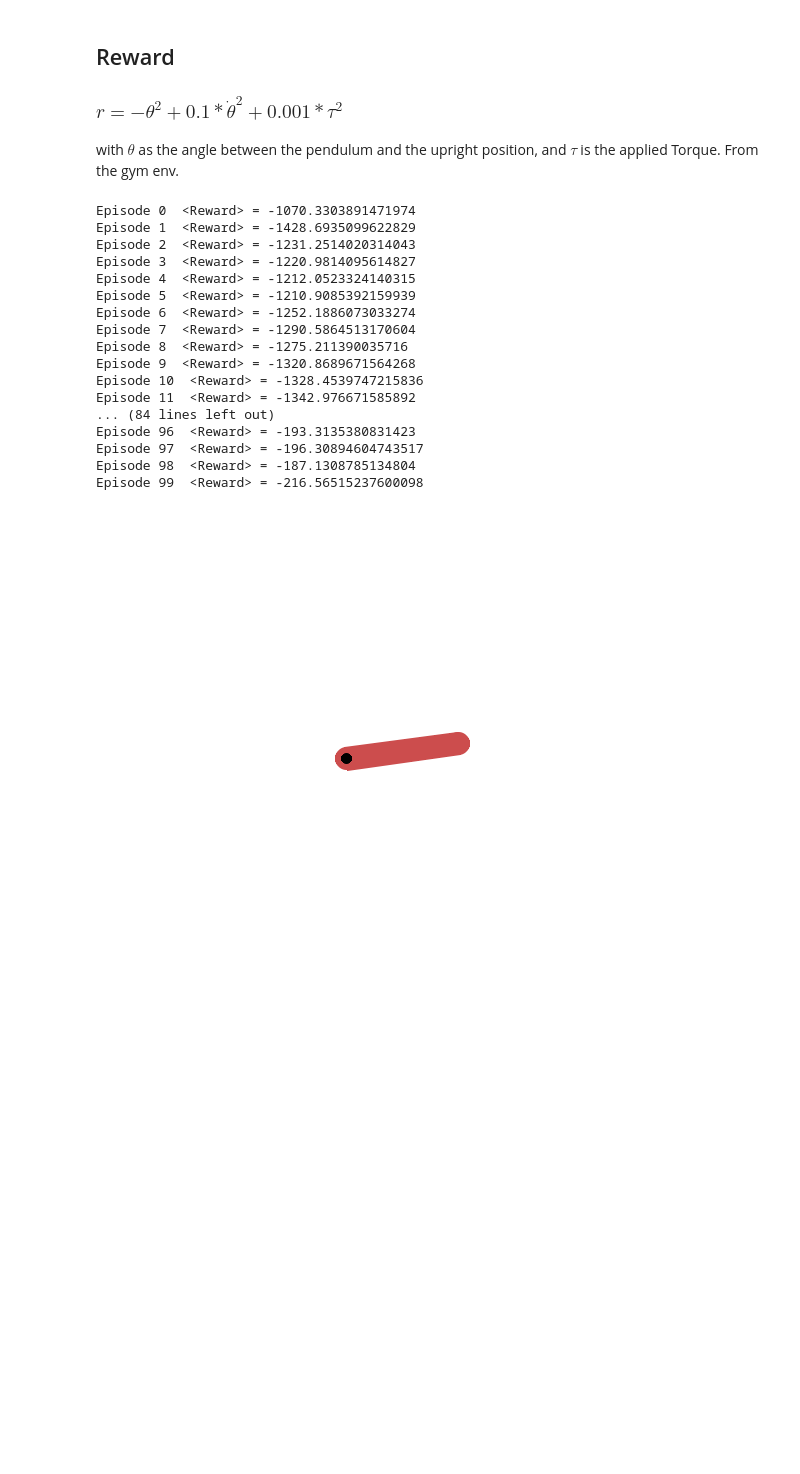
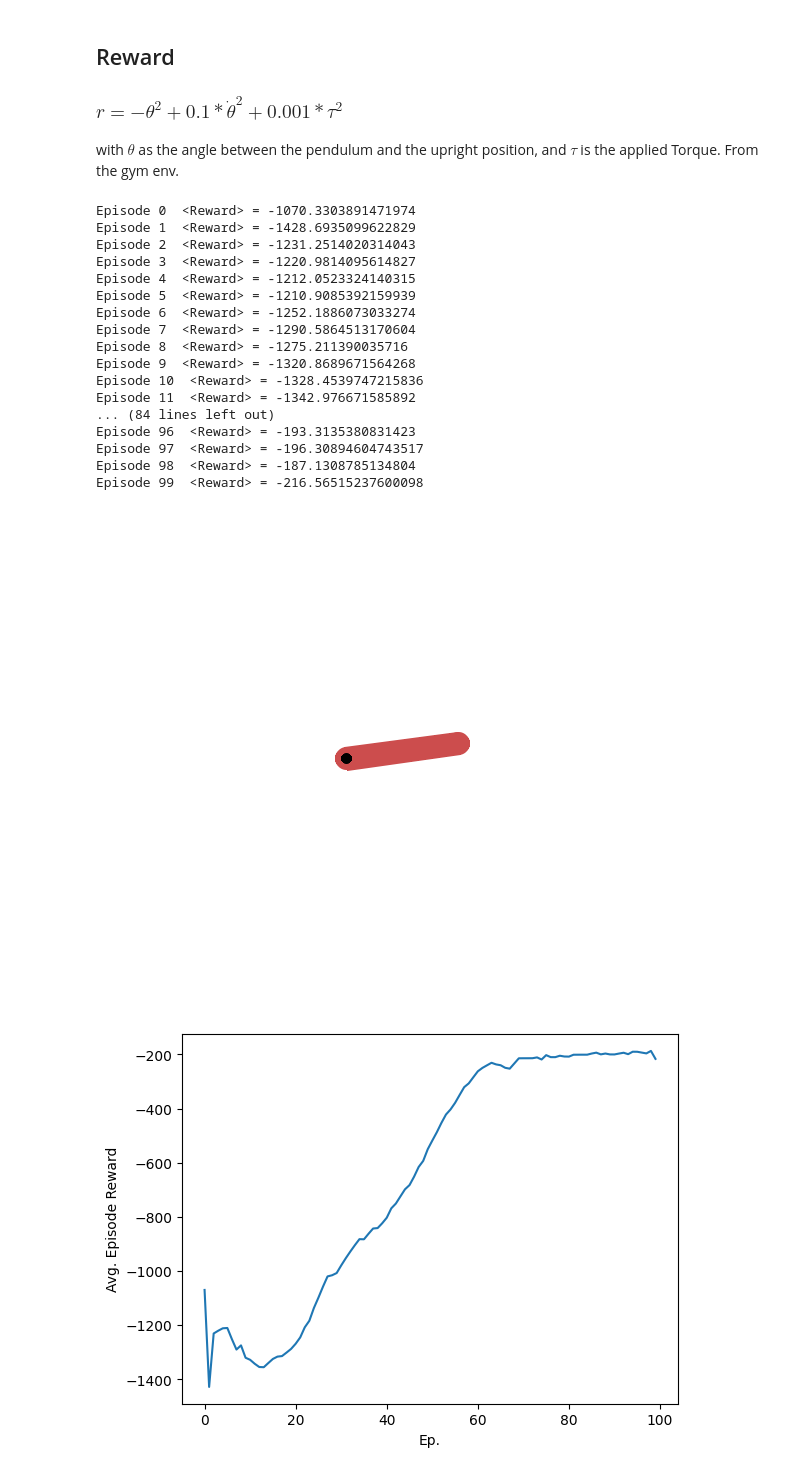
Before and after one commit to ftoralesacosta/JLab_Data-Scientist-II, a Jupyter notebook: Problem1_RL/Problem1_PendulumRL.ipynb, the cells around one changed output. Cells and saved outputs as stored; diff of their text form; code cells hidden in the pictures; blank space fills up the shorter version.

Commit message:
added reward plot

```diff
--- a/Problem1_RL/Problem1_PendulumRL.ipynb
+++ b/Problem1_RL/Problem1_PendulumRL.ipynb
@@ -192,3 +192,10 @@ display(HTML("""
         <img src="Trained_Actions.gif" alt="Trained Actions" style="width:45%;">
     </div>
 """))
+# %%
+plt.plot(avg_rewards)
+plt.xlabel("Ep.")
+plt.ylabel("Avg. Episode Reward")
+plt.show()
+# %% [output]
+[figure, added]
```
Also changed, not shown: parts of 1 cell of this notebook.
